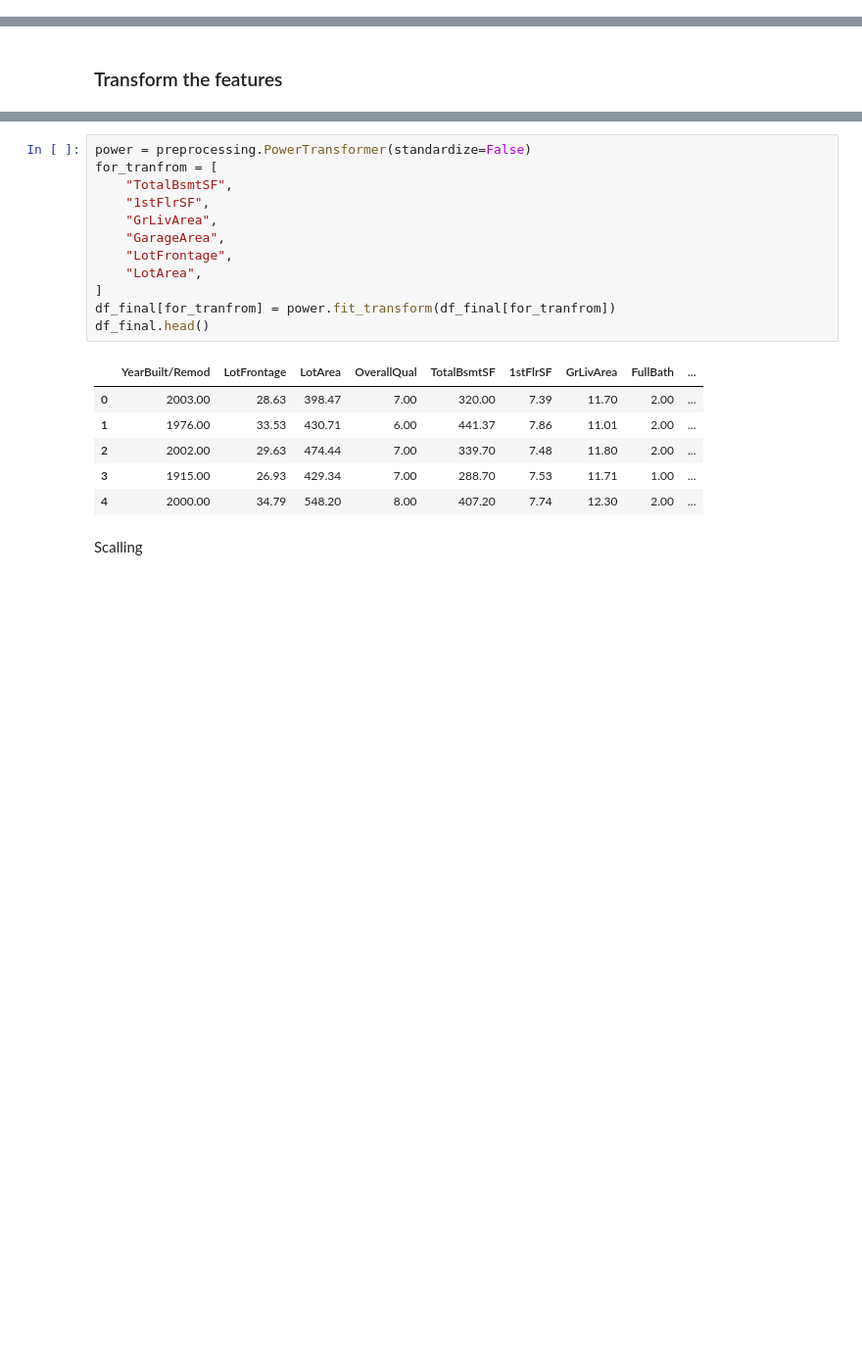
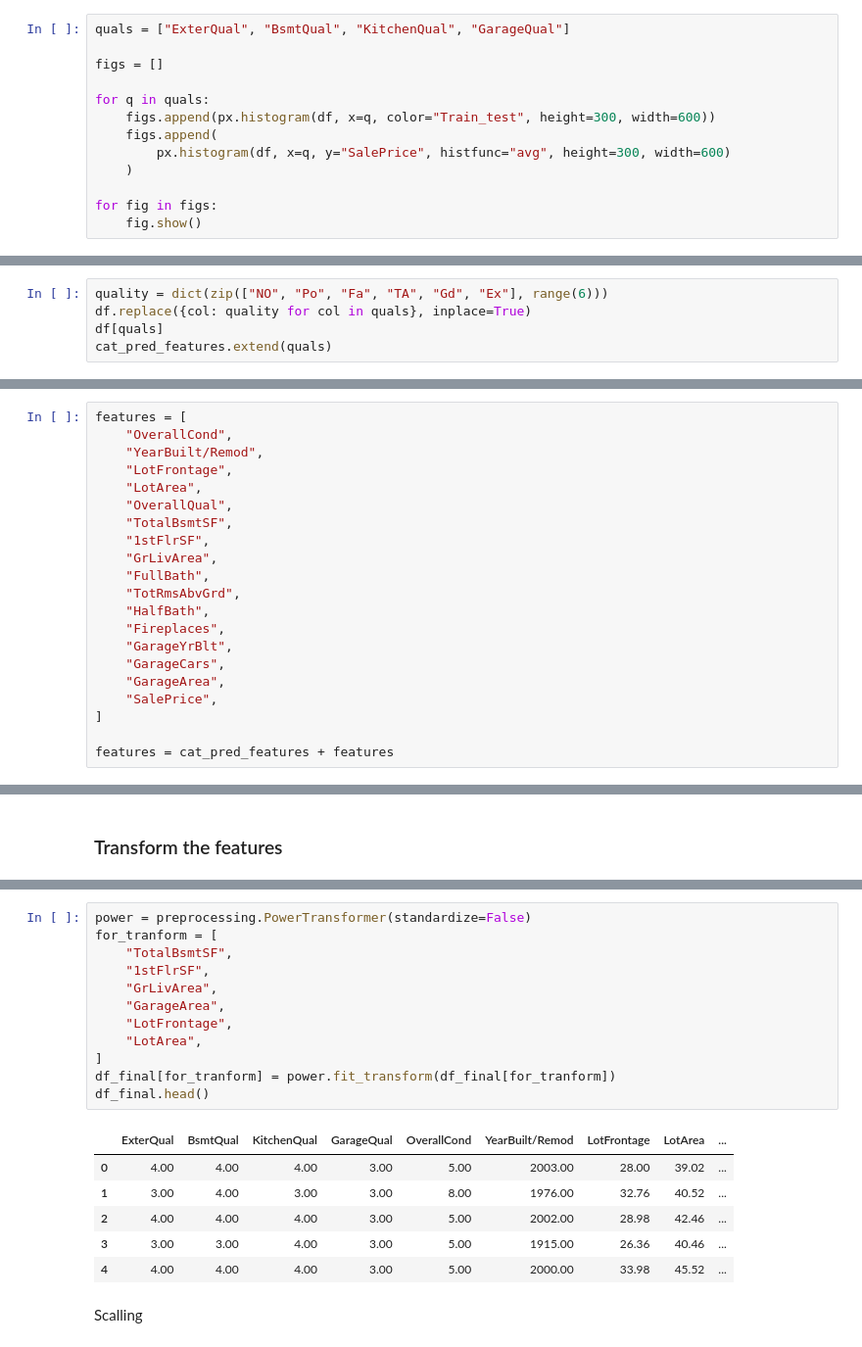
Before and after one commit to VasiliiOptimist/ml_house_prices, a Jupyter notebook: test.ipynb, the cells around one changed output, grey strips where cells are left out. Shown at 98% size. Drawn from its saved outputs; the diff is of its cells as text; blank space fills up the shorter version.

```diff
--- a/test.ipynb
+++ b/test.ipynb
@@ -288,0 +175,13 @@ df.loc[(df["LotArea"] > 23000), "LotArea"] = 23000
+# %%
+quals = ["ExterQual", "BsmtQual", "KitchenQual", "GarageQual"]
+
+figs = []
+
+for q in quals:
+    figs.append(px.histogram(df, x=q, color="Train_test", height=300, width=600))
+    figs.append(
+        px.histogram(df, x=q, y="SalePrice", histfunc="avg", height=300, width=600)
+    )
+
+for fig in figs:
+    fig.show()
@@ -289,3 +190,8 @@ df.loc[(df["LotArea"] > 23000), "LotArea"] = 23000
+# %%
+quality = dict(zip(["NO", "Po", "Fa", "TA", "Gd", "Ex"], range(6)))
+df.replace({col: quality for col in quals}, inplace=True)
+df[quals]
+cat_pred_features.extend(quals)
 # %% [markdown]
 <a id="2"></a>
 
@@ -309,3 +199,24 @@ features
+# %%
+features = [
+    "OverallCond",
+    "YearBuilt/Remod",
+    "LotFrontage",
+    "LotArea",
+    "OverallQual",
+    "TotalBsmtSF",
+    "1stFlrSF",
+    "GrLivArea",
+    "FullBath",
+    "TotRmsAbvGrd",
+    "HalfBath",
+    "Fireplaces",
+    "GarageYrBlt",
+    "GarageCars",
+    "GarageArea",
+    "SalePrice",
+]
+
+features = cat_pred_features + features
 # %%
 df[features].info()
 # %% [output]
@@ -390,22 +259,22 @@ for col in features[:-1]:
 # %%
 power = preprocessing.PowerTransformer(standardize=False)
-for_tranfrom = [
+for_tranform = [
     "TotalBsmtSF",
     "1stFlrSF",
     "GrLivArea",
     "GarageArea",
     "LotFrontage",
     "LotArea",
 ]
-df_final[for_tranfrom] = power.fit_transform(df_final[for_tranfrom])
+df_final[for_tranform] = power.fit_transform(df_final[for_tranform])
 df_final.head()
 # %% [output]
-|  | YearBuilt/Remod | LotFrontage | LotArea | OverallQual | TotalBsmtSF | 1stFlrSF | GrLivArea | FullBath | ... |
-| 0 | 2003.00 | 28.63 | 398.47 | 7.00 | 320.00 | 7.39 | 11.70 | 2.00 | ... |
-| 1 | 1976.00 | 33.53 | 430.71 | 6.00 | 441.37 | 7.86 | 11.01 | 2.00 | ... |
-| 2 | 2002.00 | 29.63 | 474.44 | 7.00 | 339.70 | 7.48 | 11.80 | 2.00 | ... |
-| 3 | 1915.00 | 26.93 | 429.34 | 7.00 | 288.70 | 7.53 | 11.71 | 1.00 | ... |
-| 4 | 2000.00 | 34.79 | 548.20 | 8.00 | 407.20 | 7.74 | 12.30 | 2.00 | ... |
+|  | ExterQual | BsmtQual | KitchenQual | GarageQual | OverallCond | YearBuilt/Remod | LotFrontage | LotArea | ... |
+| 0 | 4.00 | 4.00 | 4.00 | 3.00 | 5.00 | 2003.00 | 28.00 | 39.02 | ... |
+| 1 | 3.00 | 4.00 | 3.00 | 3.00 | 8.00 | 1976.00 | 32.76 | 40.52 | ... |
+| 2 | 4.00 | 4.00 | 4.00 | 3.00 | 5.00 | 2002.00 | 28.98 | 42.46 | ... |
+| 3 | 3.00 | 3.00 | 4.00 | 3.00 | 5.00 | 1915.00 | 26.36 | 40.46 | ... |
+| 4 | 4.00 | 4.00 | 4.00 | 3.00 | 5.00 | 2000.00 | 33.98 | 45.52 | ... |
 # %% [markdown]
 Scalling
 # %%
```
Also changed, not shown: parts of 94 cells of this notebook, 2 other files.
